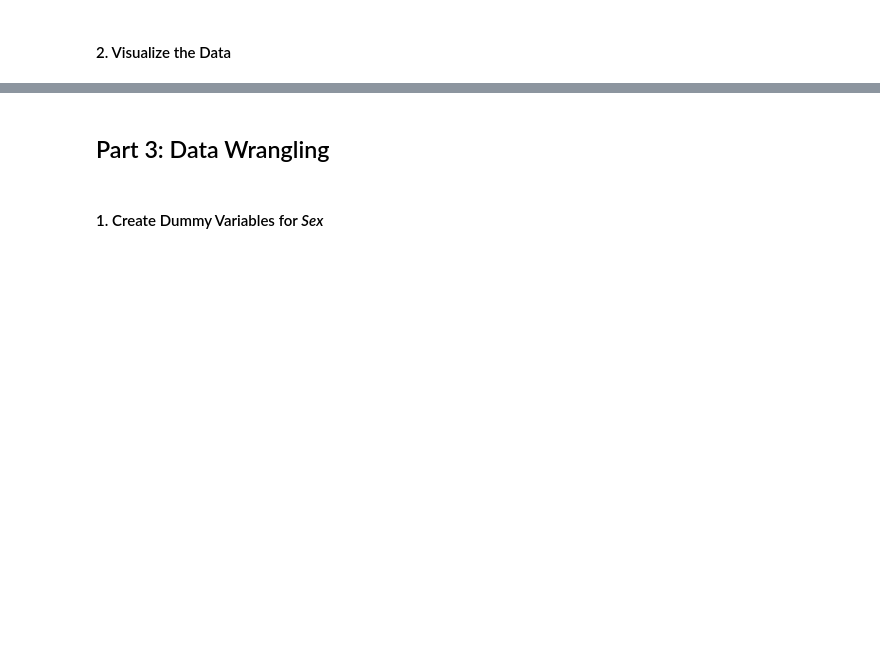
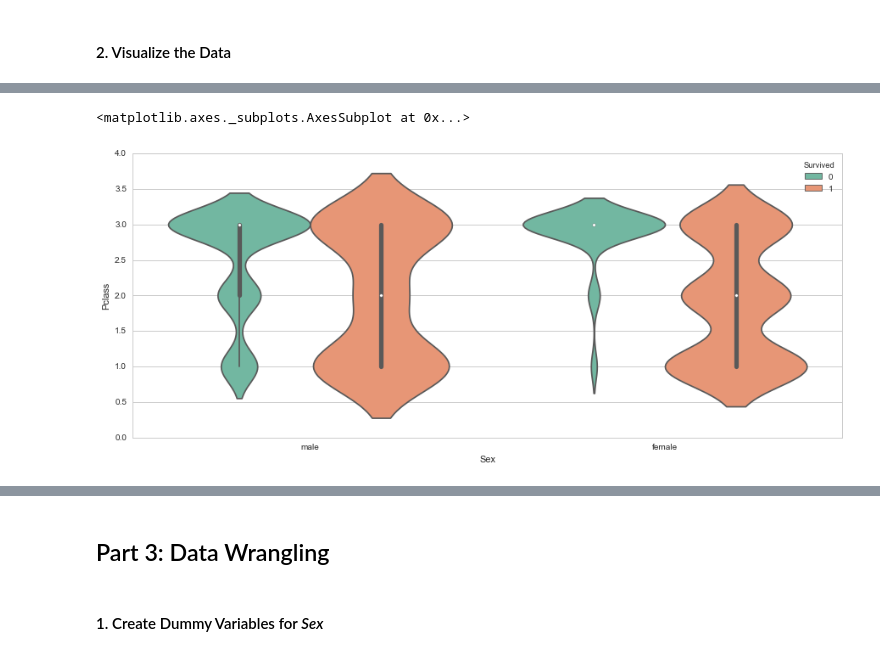
Before and after one commit to abhoward/DSI-SF-1-ABHOWARD, a Jupyter notebook: projects/project-05/code/starter-code/starter-code.ipynb, the cells around one changed output, grey strips where cells are left out. Drawn from its saved outputs; the diff is of its cells as text; code cells hidden in the pictures; blank space fills up the shorter version.

```diff
--- a/projects/project-05/code/starter-code/starter-code.ipynb
+++ b/projects/project-05/code/starter-code/starter-code.ipynb
@@ -31,0 +100,7 @@ SyntaxError: invalid syntax (<ipython-input-1-b0485d6fae25>, line 1)
+# %%
+# A surprisingly high amount of both males and females from Pclass 3 died.
+plt.figure(figsize=(15, 6))
+sns.violinplot(x = 'Sex', y = 'Pclass', hue = 'Survived', data = train, scale = 'width', palette = 'Set2')
+# %% [output]
+<matplotlib.axes._subplots.AxesSubplot at 0x...>
+[figure, added]
```
Also changed, not shown: parts of 21 cells of this notebook.
